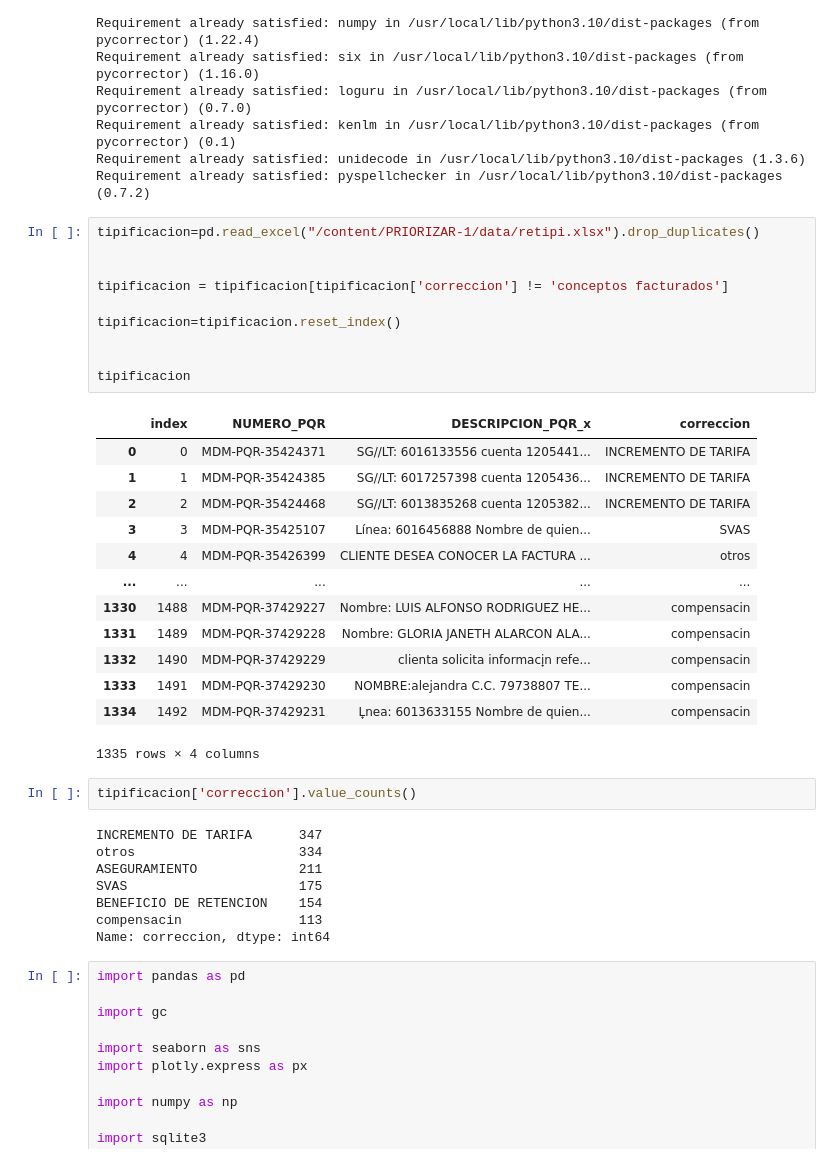
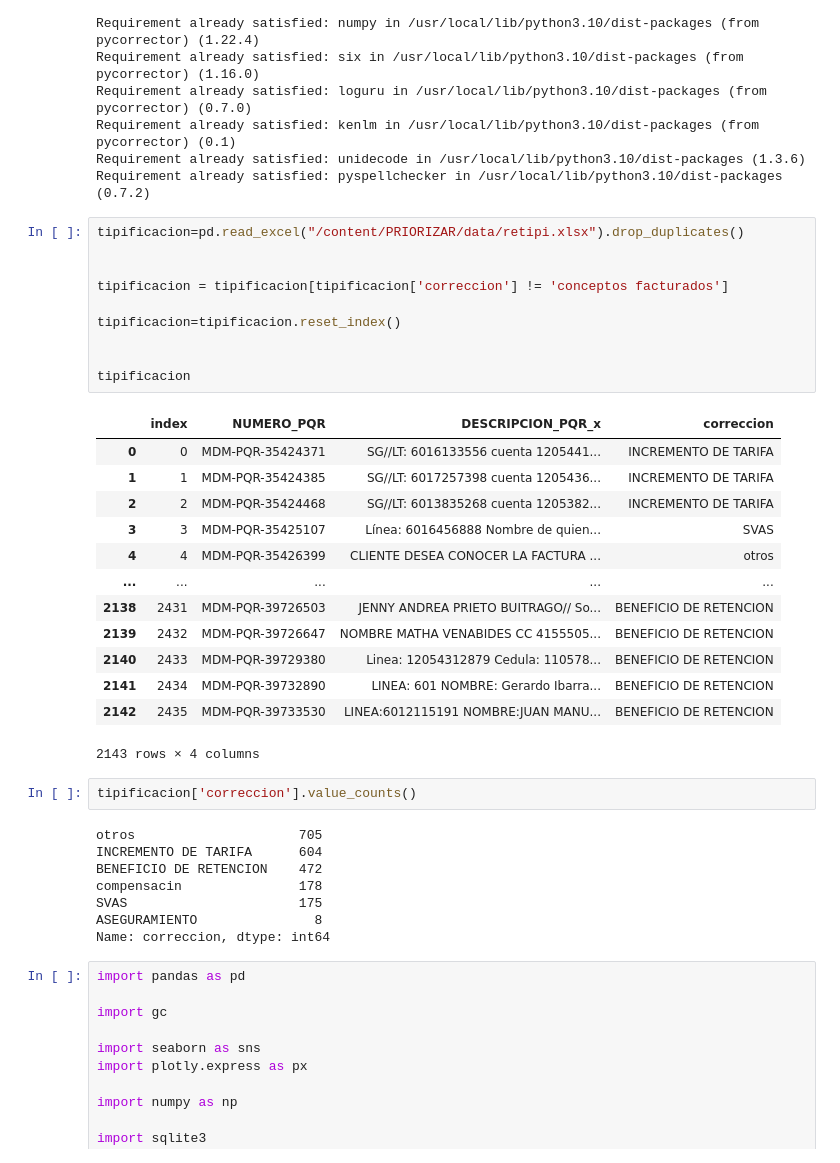
Before and after one commit to etb-git/PRIORIZAR, a Jupyter notebook: notebook/etl.ipynb, the cells around one changed output. Cells and saved outputs as stored; diff of their text form.

```diff
--- a/notebook/etl.ipynb
+++ b/notebook/etl.ipynb
@@ -37,38 +37,38 @@ Requirement already satisfied: kenlm in /usr/local/lib/python3.10/dist-packages
 Requirement already satisfied: unidecode in /usr/local/lib/python3.10/dist-packages (1.3.6)
 Requirement already satisfied: pyspellchecker in /usr/local/lib/python3.10/dist-packages (0.7.2)
 # %%
-tipificacion=pd.read_excel("/content/PRIORIZAR-1/data/retipi.xlsx").drop_duplicates()
+tipificacion=pd.read_excel("/content/PRIORIZAR/data/retipi.xlsx").drop_duplicates()
 
 
 tipificacion = tipificacion[tipificacion['correccion'] != 'conceptos facturados']
 
 tipificacion=tipificacion.reset_index()
 
 
 tipificacion
 # %% [output]
 |  | index | NUMERO_PQR | DESCRIPCION_PQR_x | correccion |
 | 0 | 0 | MDM-PQR-35424371 | SG//LT: 6016133556 cuenta 1205441... | INCREMENTO DE TARIFA |
 | 1 | 1 | MDM-PQR-35424385 | SG//LT: 6017257398 cuenta 1205436... | INCREMENTO DE TARIFA |
 | 2 | 2 | MDM-PQR-35424468 | SG//LT: 6013835268 cuenta 1205382... | INCREMENTO DE TARIFA |
 | 3 | 3 | MDM-PQR-35425107 | Línea: 6016456888 Nombre de quien... | SVAS |
 | 4 | 4 | MDM-PQR-35426399 | CLIENTE DESEA CONOCER LA FACTURA ... | otros |
 | ... | ... | ... | ... | ... |
-| 1330 | 1488 | MDM-PQR-37429227 | Nombre: LUIS ALFONSO RODRIGUEZ HE... | compensacin |
-| 1331 | 1489 | MDM-PQR-37429228 | Nombre: GLORIA JANETH ALARCON ALA... | compensacin |
-| 1332 | 1490 | MDM-PQR-37429229 | clienta solicita informaci̟n refe... | compensacin |
-| 1333 | 1491 | MDM-PQR-37429230 | NOMBRE:alejandra C.C. 79738807 TE... | compensacin |
-| 1334 | 1492 | MDM-PQR-37429231 | L̟nea: 6013633155 Nombre de quien... | compensacin |
+| 2138 | 2431 | MDM-PQR-39726503 | JENNY ANDREA PRIETO BUITRAGO// So... | BENEFICIO DE RETENCION |
+| 2139 | 2432 | MDM-PQR-39726647 | NOMBRE MATHA VENABIDES CC 4155505... | BENEFICIO DE RETENCION |
+| 2140 | 2433 | MDM-PQR-39729380 | Linea: 12054312879 Cedula: 110578... | BENEFICIO DE RETENCION |
+| 2141 | 2434 | MDM-PQR-39732890 | LINEA: 601 NOMBRE: Gerardo Ibarra... | BENEFICIO DE RETENCION |
+| 2142 | 2435 | MDM-PQR-39733530 | LINEA:6012115191 NOMBRE:JUAN MANU... | BENEFICIO DE RETENCION |
-1335 rows × 4 columns
+2143 rows × 4 columns
 # %%
 tipificacion['correccion'].value_counts()
 # %% [output]
-INCREMENTO DE TARIFA      347
-otros                     334
-ASEGURAMIENTO             211
+otros                     705
+INCREMENTO DE TARIFA      604
+BENEFICIO DE RETENCION    472
+compensacin               178
 SVAS                      175
-BENEFICIO DE RETENCION    154
-compensacin               113
+ASEGURAMIENTO               8
 Name: correccion, dtype: int64
 # %%
 import pandas as pd
```
Also changed, not shown: parts of 8 cells of this notebook, 1 other file.
